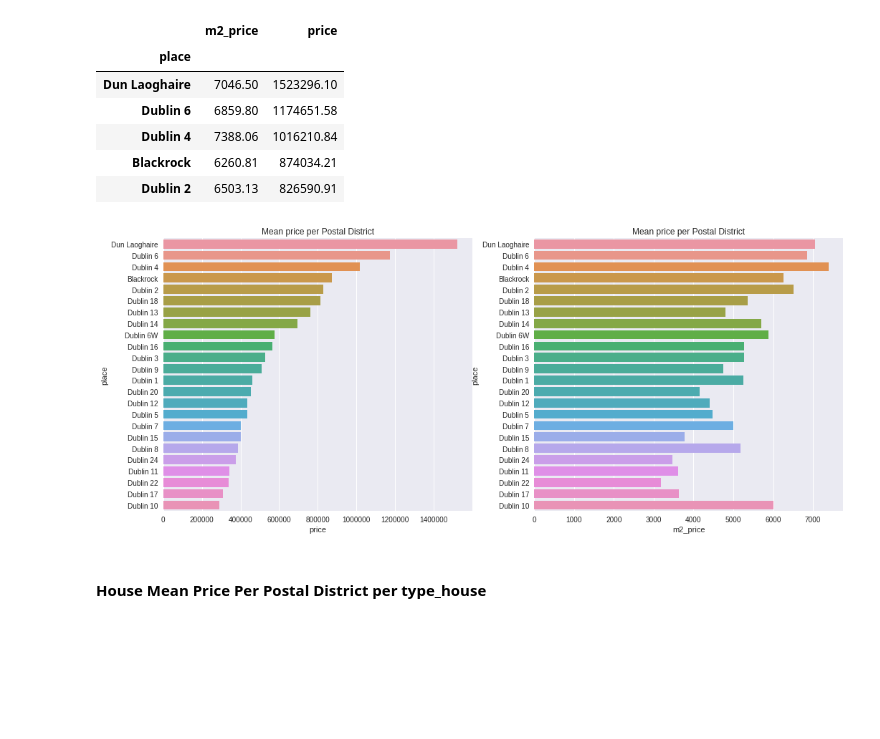
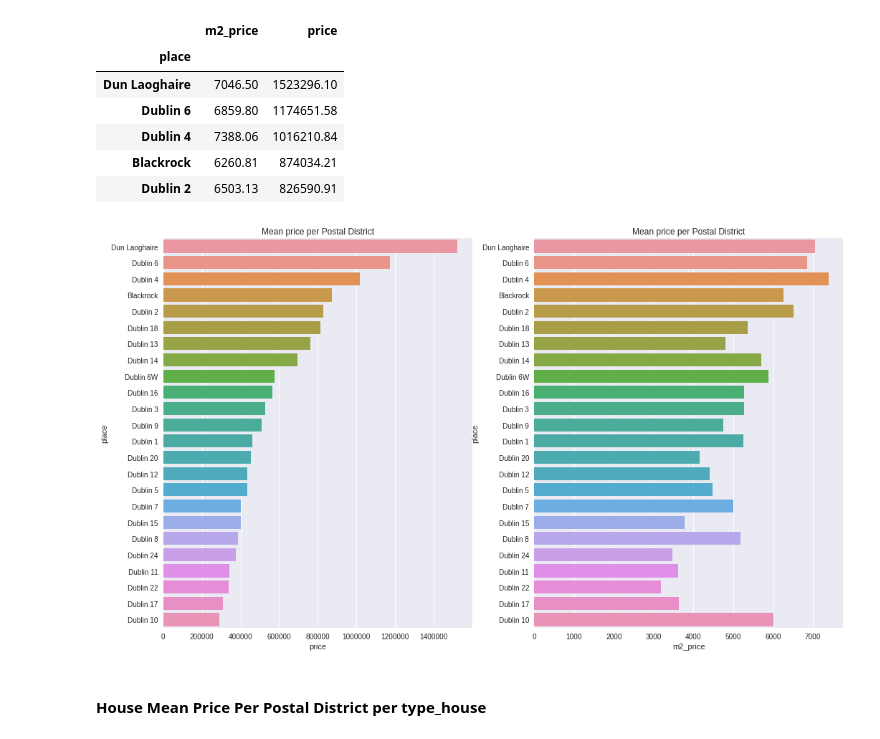
Before and after one commit to javiicc/Identifying_Potential_Investment_Opportunities_In_The_Irish_Real_Estate_Market_Using_MachineLearning, a Jupyter notebook: Data_Analysis.ipynb, the cells around one changed output. Drawn from its saved outputs; the diff is of its cells as text; code cells hidden in the pictures; blank space fills up the shorter version.

```diff
--- a/Data_Analysis.ipynb
+++ b/Data_Analysis.ipynb
@@ -321,5 +321,7 @@ Name: place, dtype: object
 # %%
-sale_dublin = sale.dropna(subset=['place']).loc[(sale.place.dropna().str.contains('Dublin')) | (sale.place == 'Blackrock') | (sale.place == 'Dun Laoghaire')]
+sale_dublin = sale.dropna(subset=['place']).loc[(sale.place.dropna().str.contains('Dublin'))
+                                                | (sale.place == 'Blackrock')
+                                                | (sale.place == 'Dun Laoghaire')]
 sale_dublin.shape
 # %% [output]
 (2084, 38)
@@ -338,5 +328,10 @@ mean_price_dublin_by_postal_districts_w_count.head(5)
 # %%
-mean_price_dublin_by_postal_districts = pd.pivot_table(data=sale_dublin, index='place', values=['price', 'm2_price'], aggfunc='mean').sort_values(by='price', ascending=False)
+mean_price_dublin_by_postal_districts = pd.pivot_table(data=sale_dublin,
+                                                       index='place',
+                                                       values=['price', 'm2_price'],
+                                                       aggfunc='mean')\
+                                          .sort_values(by='price',
+                                                       ascending=False)
 mean_price_dublin_by_postal_districts.head(5)
 # %% [output]
 |  | m2_price | price |
@@ -349,17 +344,17 @@ mean_price_dublin_by_postal_districts.head(5)
 # %%
 data = mean_price_dublin_by_postal_districts
 
-fig, axs = plt.subplots(1, 2, figsize=(17, 7))
+fig, axs = plt.subplots(1, 2, figsize=(17, 10))
 
 axs = sns.barplot(x=data.price, y=data.index, data=data, ax=axs[0])
 axs.set_title('Mean price per Postal District')
 axs.ticklabel_format(style='plain', axis='x');
 
 axs = sns.barplot(x=data.m2_price, y=data.index, data=data)  #, ax=axs[1]
 axs.set_title('Mean price per Postal District')
 axs.ticklabel_format(style='plain', axis='x');
 # %% [output]
-[figure, old version]
+[figure, new version]
 # %% [markdown]
 #### House Mean Price Per Postal District per type_house
 # %%
```
Also changed, not shown: parts of 23 cells of this notebook, 2 other files.
